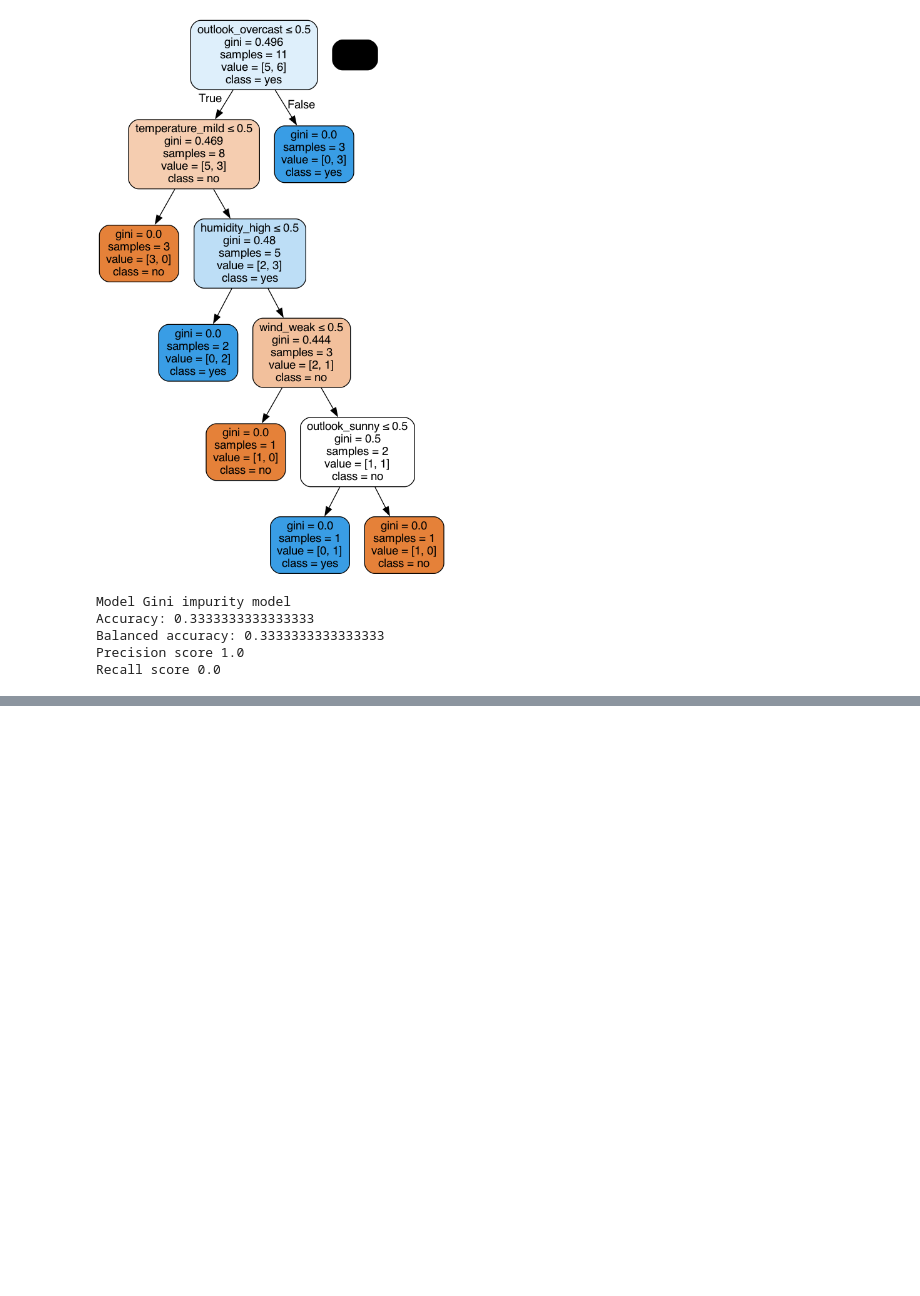
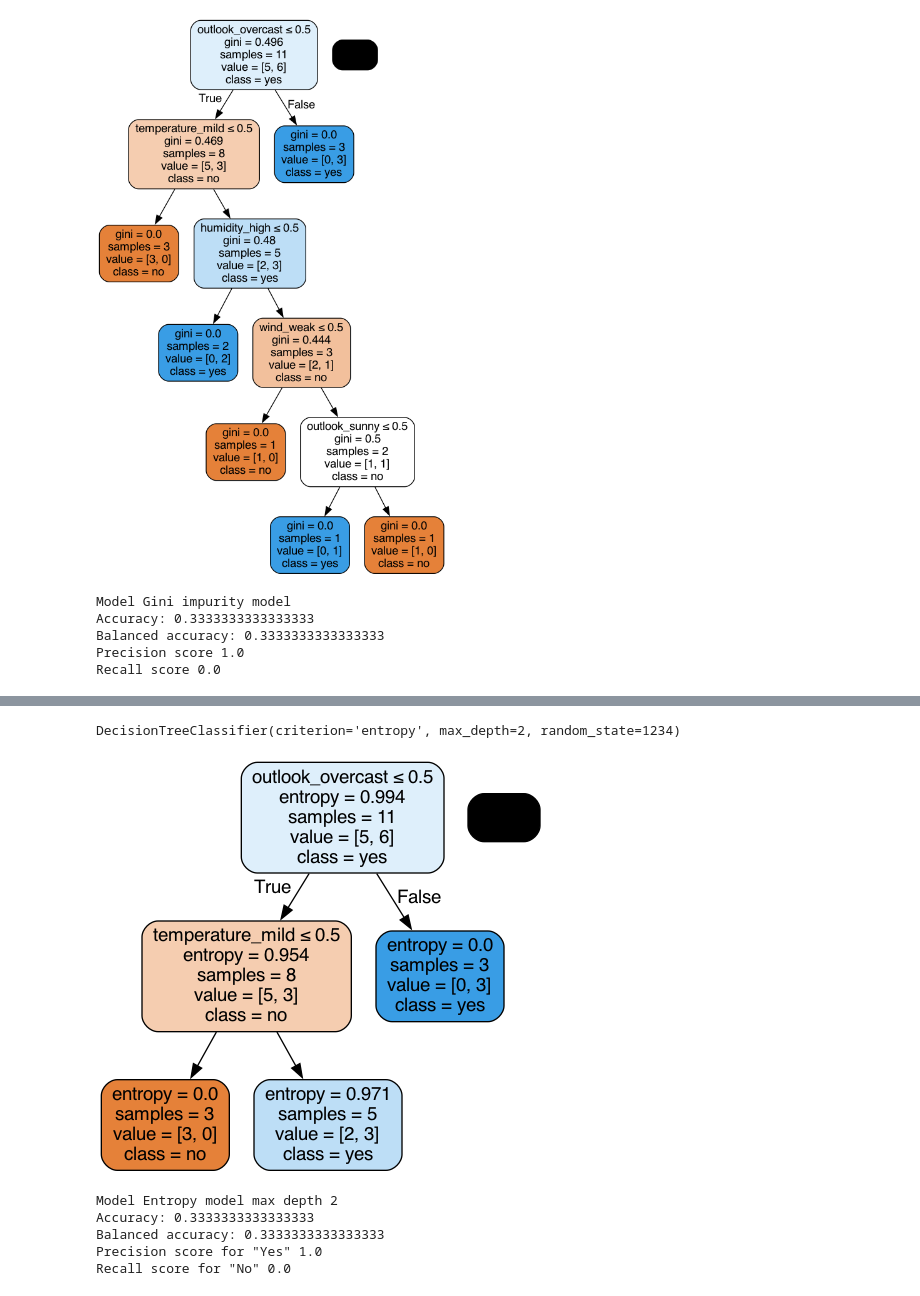
Before and after one commit to Ben-Liao/MBA6693-Business-Data-Analysis, a Jupyter notebook: i01-information-based-learning/notebooks/i01-information-based-learning.ipynb, the cells around one changed output, grey strips where cells are left out. Cells and saved outputs as stored; diff of their text form; code cells hidden in the pictures; blank space fills up the shorter version.

```diff
--- a/i01-information-based-learning/notebooks/i01-information-based-learning.ipynb
+++ b/i01-information-based-learning/notebooks/i01-information-based-learning.ipynb
@@ -385,0 +410,35 @@ These results suggest that the Gini impurity model is not performing well on thi
+# %%
+# Made a model as before, but call it entropy_model2, and make the max_depth parameter equal to 2.
+# Execute the fitting, predicting, and Series operations as before
+entropy_model2 = tree.DecisionTreeClassifier(criterion="entropy", max_depth = 2, random_state = 1234)
+entropy_model2.fit(X_train, y_train)
+y_pred_entropy_2 = entropy_model2.predict(X_test)
+y_pred_entropy_2 = pd.Series(y_pred_entropy_2)
+entropy_model2
+# %% [output]
+DecisionTreeClassifier(criterion='entropy', max_depth=2, random_state=1234)
+# %%
+# As before, we need to visualize the tree to grasp its nature
+dot_data = StringIO()
+tree.export_graphviz(entropy_model2, out_file=dot_data,
+                filled=True, rounded=True,
+                special_characters=True, feature_names=X_train.columns,class_names = ["no", "yes"])
+
+# Alternatively for class_names use entropy_model2.classes.
+graph = pydotplus.graph_from_dot_data(dot_data.getvalue())
+Image(graph.create_png())
+# %% [output]
+[figure, added]
+# %%
+# Run this block for model evaluation
+print("Model Entropy model max depth 2")
+print("Accuracy:", metrics.accuracy_score(y_test,y_pred_entropy_2))
+print("Balanced accuracy:", metrics.balanced_accuracy_score(y_test,y_pred_entropy_2))
+print('Precision score for "Yes"' , metrics.precision_score(y_test,y_pred_entropy_2, pos_label = "yes"))
+print('Recall score for "No"' , metrics.recall_score(y_test,y_pred_entropy_2, pos_label = "no"))
+# %% [output]
+Model Entropy model max depth 2
+Accuracy: 0.3333333333333333
+Balanced accuracy: 0.3333333333333333
+Precision score for "Yes" 1.0
+Recall score for "No" 0.0
```
Also changed, not shown: parts of 26 cells of this notebook, 3 other files.
